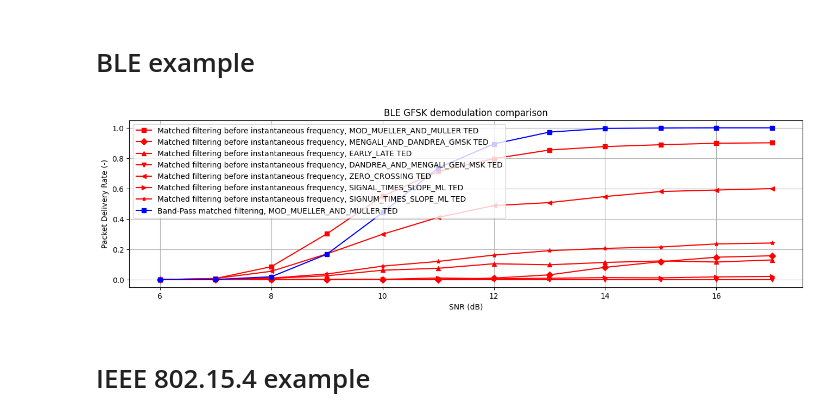
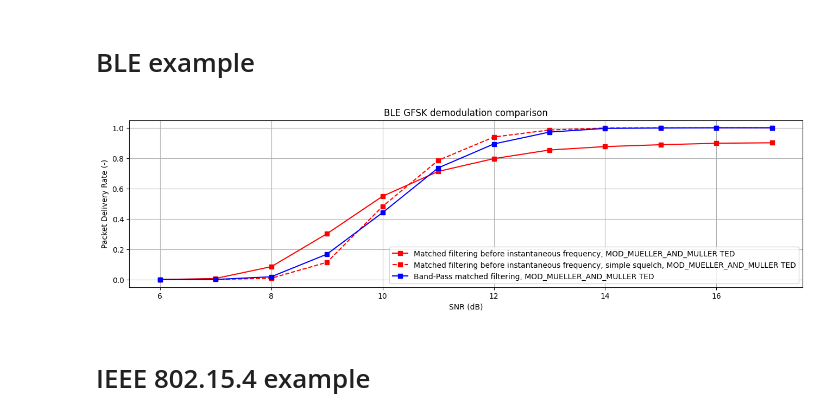
Before and after one commit to SDMote/SDR_projects, a Jupyter notebook: python_phy/jupyter_notebooks/packet_delivery_rate_analysis.ipynb, the cells around one changed output. Saved outputs shown, nothing was run; the diff lists cells and outputs as text; code cells hidden in the pictures.

```diff
--- a/python_phy/jupyter_notebooks/packet_delivery_rate_analysis.ipynb
+++ b/python_phy/jupyter_notebooks/packet_delivery_rate_analysis.ipynb
@@ -64,11 +64,7 @@ snr_range = range(6, 18, 1)
 noise_realisations = int(1e4)
 # %%
 ted_types: list[TEDType] = [
-    "EARLY_LATE",
-    "DANDREA_AND_MENGALI_GEN_MSK",
-    "ZERO_CROSSING",
-    "SIGNAL_TIMES_SLOPE_ML",
-    "SIGNUM_TIMES_SLOPE_ML",
+    "MOD_MUELLER_AND_MULLER",
 ]
 
 pdr = []
@@ -85,89 +81,52 @@ for ted in ted_types:
         noise_realisations=noise_realisations,
     )
     pdr.append(result)
-    filename = f"before_iir_{ted}.pkl"
+    filename = f"before_iir_simple_squelch_{ted}.pkl"
     with open(filename, "wb") as file:
         pickle.dump(result, file)
 # %%
 ted_types: list[TEDType] = [
     "MOD_MUELLER_AND_MULLER",
-    "MENGALI_AND_DANDREA_GMSK",
-    "EARLY_LATE",
-    "DANDREA_AND_MENGALI_GEN_MSK",
-    "ZERO_CROSSING",
-    "SIGNAL_TIMES_SLOPE_ML",
-    "SIGNUM_TIMES_SLOPE_ML",
 ]
 
 opened_files = []
 # Instantaneous frquency
 for ted in ted_types:
     with open(f"before_iir_{ted}.pkl", "rb") as f:
+        opened_files.append(pickle.load(f))
+
+for ted in ted_types:
+    with open(f"before_iir_simple_squelch_{ted}.pkl", "rb") as f:
         opened_files.append(pickle.load(f))
 
 # Band pass
 with open("band_pass_MOD_MUELLER_AND_MULLER.pkl", "rb") as f:
     band_pass = pickle.load(f)
 
 markers = ["o", "s", "D", "^", "v", "<", ">", "p", "*", "X"]
 plotter = PDRPlotter()
 # Instantaneous frquency
 plotter.add_trace(
     opened_files[0],
     f"Matched filtering before instantaneous frequency, {ted_types[0]} TED",
     colour="red",
     linestyle="-",
     marker="s",
 )
 plotter.add_trace(
     opened_files[1],
-    f"Matched filtering before instantaneous frequency, {ted_types[1]} TED",
+    f"Matched filtering before instantaneous frequency, simple squelch, {ted_types[0]} TED",
     colour="red",
-    linestyle="-",
-    marker="D",
-)
-plotter.add_trace(
-    opened_files[2],
-    f"Matched filtering before instantaneous frequency, {ted_types[2]} TED",
-    colour="red",
-    linestyle="-",
-    marker="^",
-)
-plotter.add_trace(
-    opened_files[3],
-    f"Matched filtering before instantaneous frequency, {ted_types[3]} TED",
-    colour="red",
-    linestyle="-",
-    marker="v",
-)
-plotter.add_trace(
-    opened_files[4],
-    f"Matched filtering before instantaneous frequency, {ted_types[4]} TED",
-    colour="red",
-    linestyle="-",
-    marker="<",
-)
-plotter.add_trace(
-    opened_files[5],
-    f"Matched filtering before instantaneous frequency, {ted_types[5]} TED",
-    colour="red",
-    linestyle="-",
-    marker=">",
-)
-plotter.add_trace(
-    opened_files[6],
-    f"Matched filtering before instantaneous frequency, {ted_types[6]} TED",
-    colour="red",
-    linestyle="-",
-    marker="*",
+    linestyle="--",
+    marker="s",
 )
 # Band pass
 plotter.add_trace(
     band_pass, f"Band-Pass matched filtering, {'MOD_MUELLER_AND_MULLER'} TED", colour="blue", linestyle="-", marker="s"
 )
 plotter.plot(title="BLE GFSK demodulation comparison", figsize=(16, 4))
 # %% [output]
-[figure, old version]
+[figure, new version]
 # %%
 # load_and_plot_pkl_data()
 # %% [markdown]
```
Also changed, not shown: parts of 1 cell of this notebook, 3 other files.
